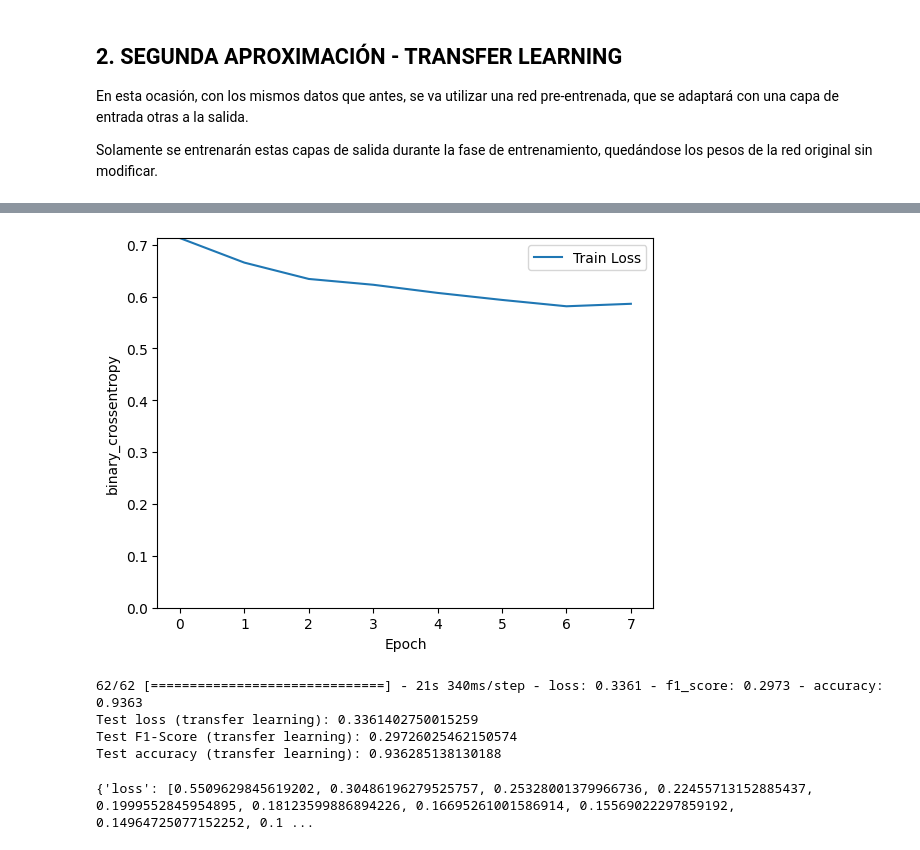
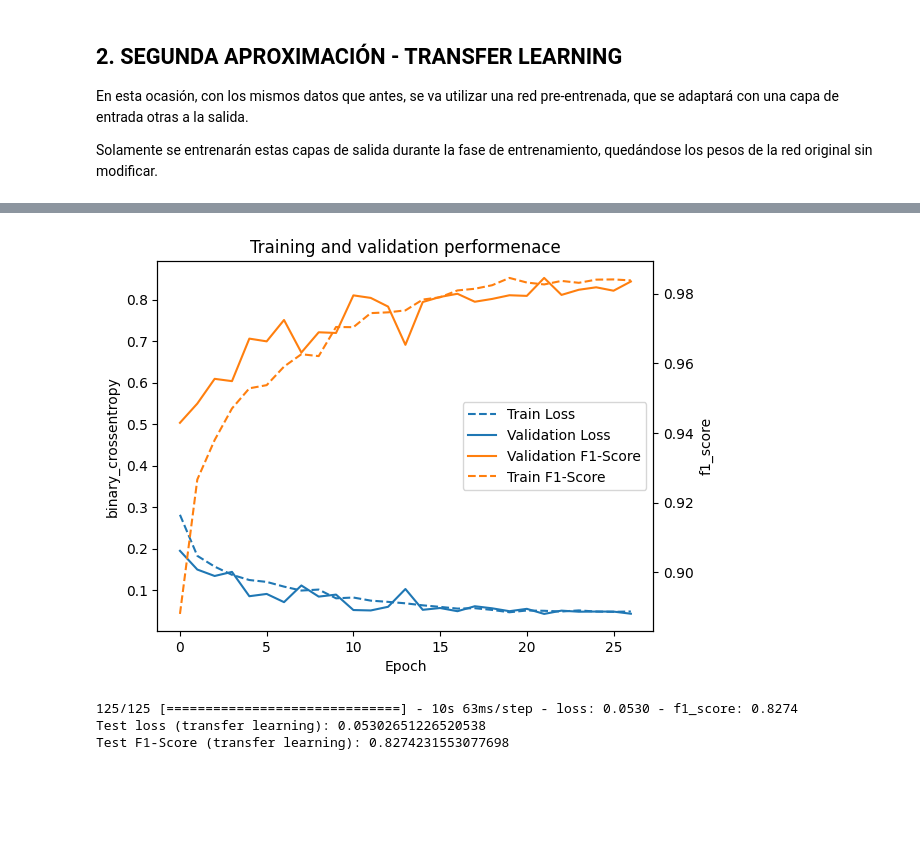
Before and after one commit to sergiosaez6/blink-detection-cnn, a Jupyter notebook: blink_detection.ipynb, the cells around one changed output, grey strips where cells are left out. Saved outputs shown, nothing was run; the diff lists cells and outputs as text; code cells hidden in the pictures; blank space fills up the shorter version.

Commit message:
fix training

```diff
--- a/blink_detection.ipynb
+++ b/blink_detection.ipynb
@@ -535,5 +511,7 @@ early_stopping = EarlyStopping(monitor='val_loss', patience=3, restore_best_weig
 # %% [markdown]
 A continuación, se entrena el modelo y se grafica su evolución:
+# %%
+reduce_lr = ReduceLROnPlateau(monitor="val_loss", factor=0.5, patience=2, min_lr=1e-6)
 # %%
 # Entrenamos el modelo con los datos preparados en el punto 2
 history = model.fit(train_generator,
@@ -592,8 +571,10 @@ En esta ocasión, con los mismos datos que antes, se va utilizar una red pre-ent
 
 Solamente se entrenarán estas capas de salida durante la fase de entrenamiento, quedándose los pesos de la red original sin modificar.
 # %%
-# Cargamos el modelo InceptionV3 pre-entrenado con ImageNet
-base_model = applications.resnet.ResNet152(weights='imagenet', include_top=False, input_shape=(img_width*2,img_height,3))
+input_shape = (60, 36, 3)
+
+# Cargamos el modelo DenseNet121 pre-entrenado con ImageNet
+base_model = applications.DenseNet121(weights='imagenet', include_top=False, input_shape=(img_width*2,img_height,3))
 
 # En el modelo base, hacemos que todas sus capas sean no entrenables
 for layer in base_model.layers:
@@ -647,10 +625,20 @@ keras.utils.plot_model(model_transfer, to_file='model_transfer.png')
+# %%
+early_stopping_transfer = EarlyStopping(monitor='val_loss', patience=5, restore_best_weights=True)
+
+checkpoint_filepath_transfer = '/content/gdrive/MyDrive/Colab Notebooks/Deep Learning/Trabajo final/best_densenet121.h5'
+model_checkpoint_callback_transfer = ModelCheckpoint(
+    filepath=checkpoint_filepath_transfer,
+    monitor='val_f1_score',
+    mode='max',
+    save_best_only=True)
 # %%
 # Entrenamos el nuevo modelo
+batch_size=128
 history_transfer = model_transfer.fit(train_generator,
-                    epochs=25,
+                    epochs=30,
                     verbose=1,
                     steps_per_epoch=len(train_data)/batch_size,
                     validation_data=val_generator,
                     validation_steps=len(val_data)/batch_size,
-                    callbacks=[early_stopping])
+                    callbacks=[early_stopping_transfer, model_checkpoint_callback_transfer,reduce_lr])
 # %% [output]
@@ -673,22 +662,17 @@ Epoch 8/25
 # %%
-# Mostramos la evolución de su entrenamiento
-plot_history(history_transfer)
+ # Mostramos la evolución de su entrenamiento
+plot_history(history_transfer, "transfer_training.png")
 # %% [output]
-[figure, old version]
+[figure, new version]
 # %%
 # Y finalmente, evaluamos el modelo en el conjunto de test
-print("\n")
-test_loss_transfer, test_f1_transfer, test_accuracy_transfer = model_transfer.evaluate(test_generator,
-                                                                                       steps=len(test_data)/batch_size,
-                                                                                       verbose=1)
+model_transfer = load_model('/content/gdrive/MyDrive/Colab Notebooks/Deep Learning/Trabajo final/best_densenet121.h5')
+test_loss_transfer, test_f1_transfer = model_transfer.evaluate(test_generator,
+                                                               steps=len(test_data)/batch_size,
+                                                               verbose=1)
 print(f"Test loss (transfer learning): {test_loss_transfer}")
 print(f"Test F1-Score (transfer learning): {test_f1_transfer}")
 # %% [output]
-62/62 [==============================] - 21s 340ms/step - loss: 0.3361 - f1_score: 0.2973 - accuracy: 0.9363
-Test loss (transfer learning): 0.3361402750015259
-Test F1-Score (transfer learning): 0.29726025462150574
-Test accuracy (transfer learning): 0.936285138130188
+125/125 [==============================] - 10s 63ms/step - loss: 0.0530 - f1_score: 0.8274
+Test loss (transfer learning): 0.05302651226520538
+Test F1-Score (transfer learning): 0.8274231553077698
-# %%
-print(history.history)
-# %% [output]
-{'loss': [0.5509629845619202, 0.30486196279525757, 0.25328001379966736, 0.22455713152885437, 0.1999552845954895, 0.18123599886894226, 0.16695261001586914, 0.15569022297859192, 0.14964725077152252, 0.1 ...
```
Also changed, not shown: parts of 33 cells of this notebook, 2 other files.
